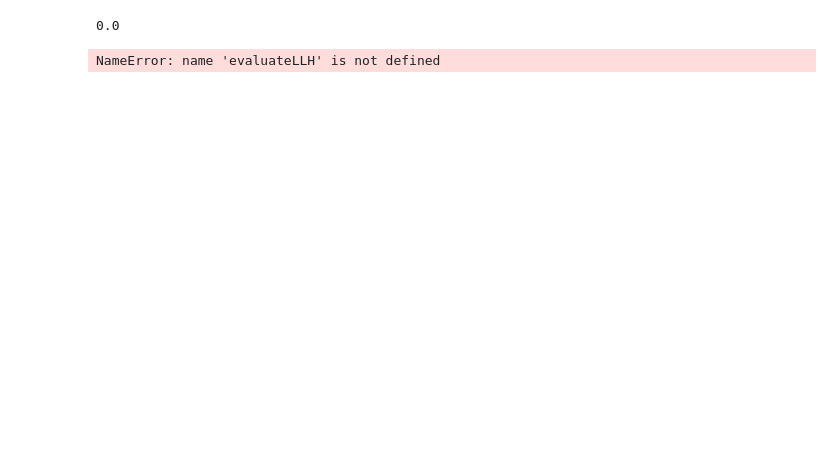
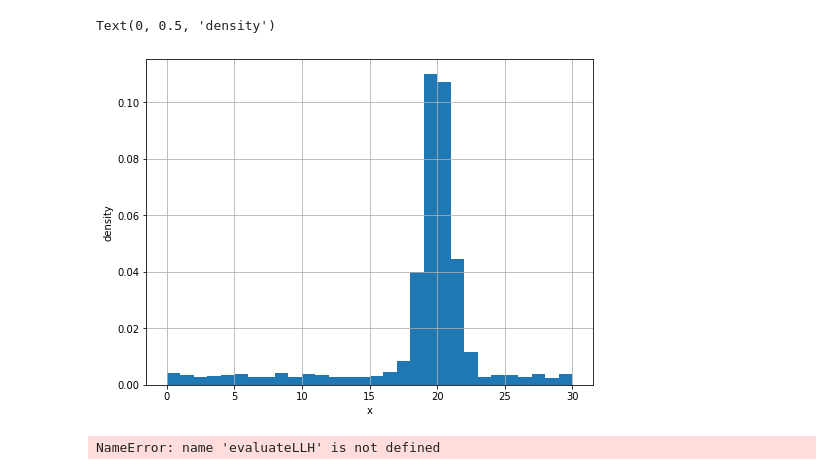
Before and after one commit to zemrude/DMfit, a Jupyter notebook: DMfit/examples/MinuitTester.ipynb, the cells around one changed output. Saved outputs shown, nothing was run; the diff lists cells and outputs as text; code cells hidden in the pictures; blank space fills up the shorter version.

```diff
--- a/DMfit/examples/MinuitTester.ipynb
+++ b/DMfit/examples/MinuitTester.ipynb
@@ -65,11 +65,17 @@ sigfrac = Parameter(value=0.3, limits=(0,1), fixed=False, name="sigfrac")
 sigatmos_frac = Parameter(value=0.1, limits=(0,1), fixed=False, name="atmosfrac")
 
 
-model = sigfrac * SignalPDF
+model = sigfrac * SignalPDF + sigatmos_frac * AtmosPDF
-# %%
-print (model[3])
-# %% [output]
-0.0
+# %%
+
+fig, ax = plt.subplots(figsize=(8,6))
+ax.grid()
+ax.bar(bin_centers, model, width=bin_width)
+ax.set_xlabel("x")
+ax.set_ylabel("density")
+# %% [output]
+Text(0, 0.5, 'density')
+[figure, added]
 # %%
 def evaluateLLH(pars):
     xi = pars[0]
```
Also changed, not shown: parts of 3 cells of this notebook.
